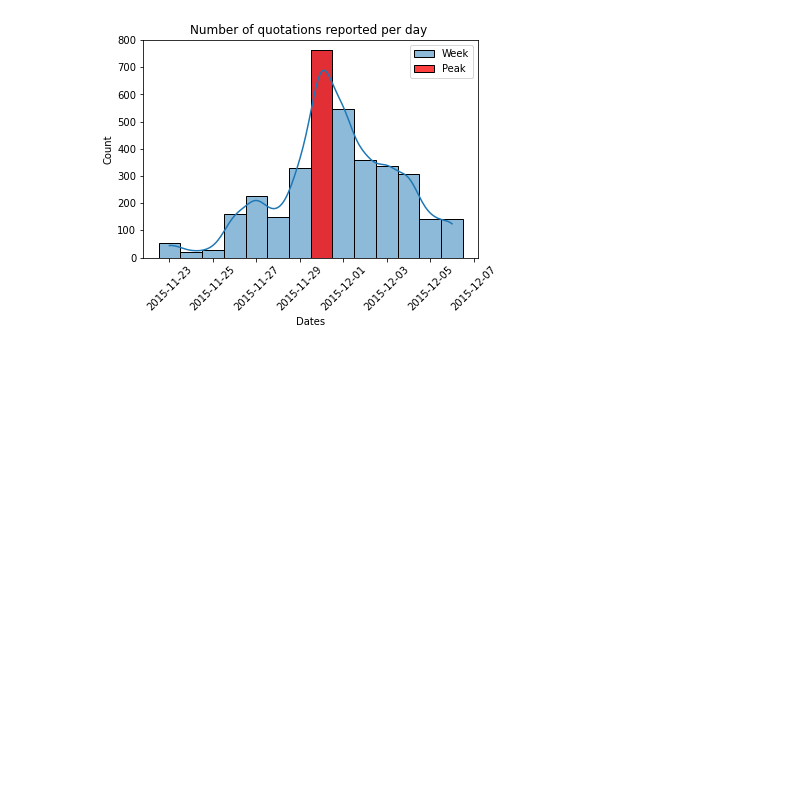
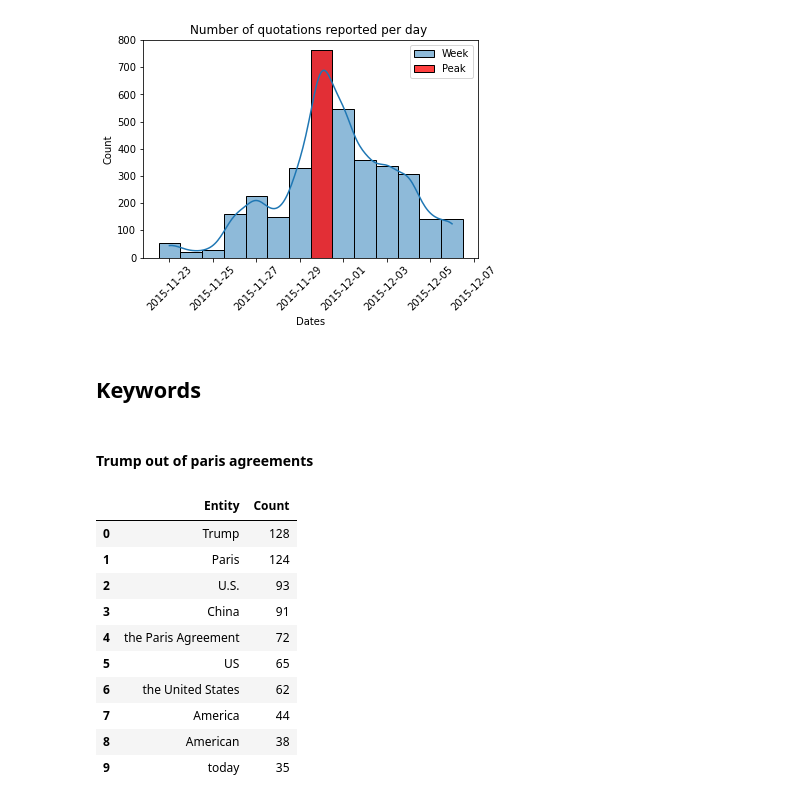
Before and after one commit to epfl-ada/ada-2021-project-flagada, a Jupyter notebook: Stats_volume.ipynb, the cells around one changed output. Drawn from its saved outputs; the diff is of its cells as text; code cells hidden in the pictures; blank space fills up the shorter version.

```diff
--- a/Stats_volume.ipynb
+++ b/Stats_volume.ipynb
@@ -298,3 +325,7 @@ plt.title('Number of quotations reported per day ')
 # %% [output]
 Text(0.5, 1.0, 'Number of quotations reported per day ')
 [figure]
+# %% [markdown]
+## Keywords
+# %% [markdown]
+#### Trump out of paris agreements
@@ -300,0 +366,19 @@ Text(0.5, 1.0, 'Number of quotations reported per day ')
+# %%
+article = nlp(quote_trump)
+items = [x.text for x in article.ents]
+sentences = [x for x in article.sents]
+count_trump = Counter(items).most_common(10)
+count_trump = pd.DataFrame(count_trump, columns = ["Entity", "Count"])
+count_trump
+# %% [output]
+|  | Entity | Count |
+| 0 | Trump | 128 |
+| 1 | Paris | 124 |
+| 2 | U.S. | 93 |
+| 3 | China | 91 |
+| 4 | the Paris Agreement | 72 |
+| 5 | US | 65 |
+| 6 | the United States | 62 |
+| 7 | America | 44 |
+| 8 | American | 38 |
+| 9 | today | 35 |
```
Also changed, not shown: parts of 14 cells of this notebook.
